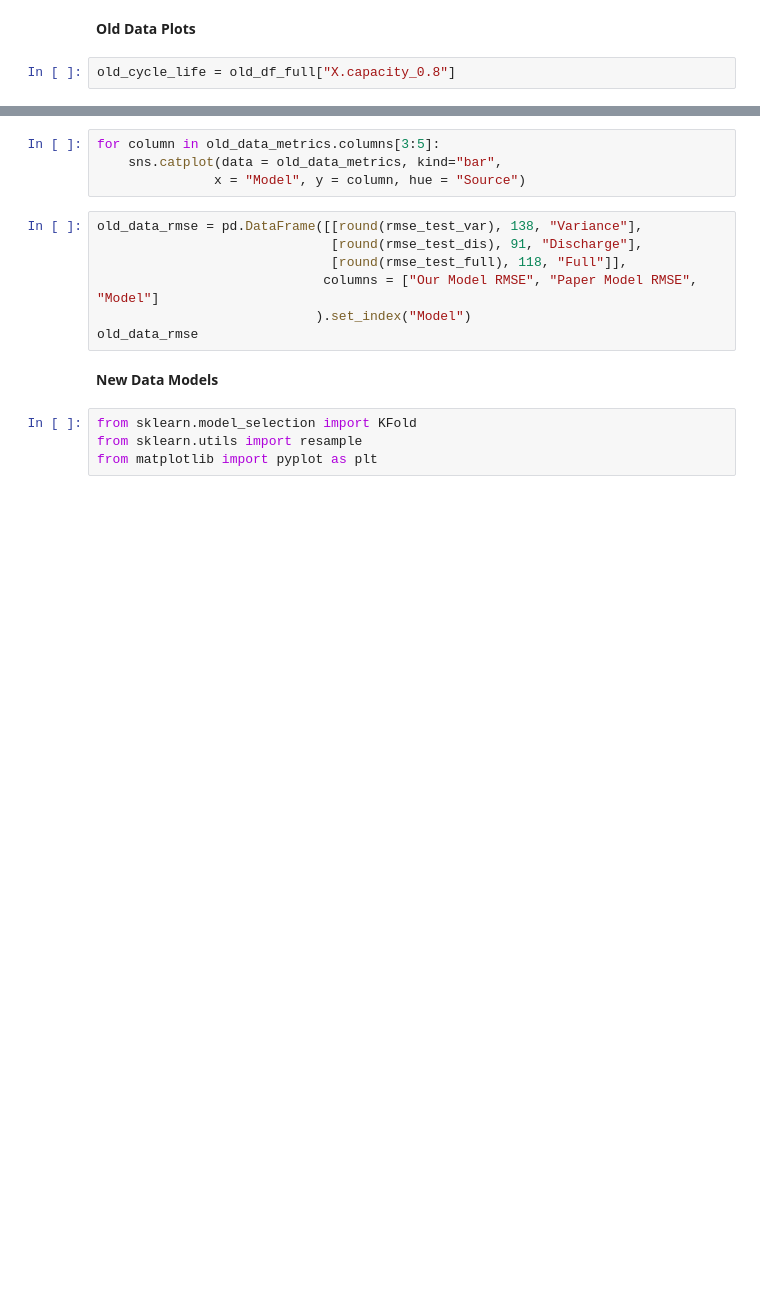
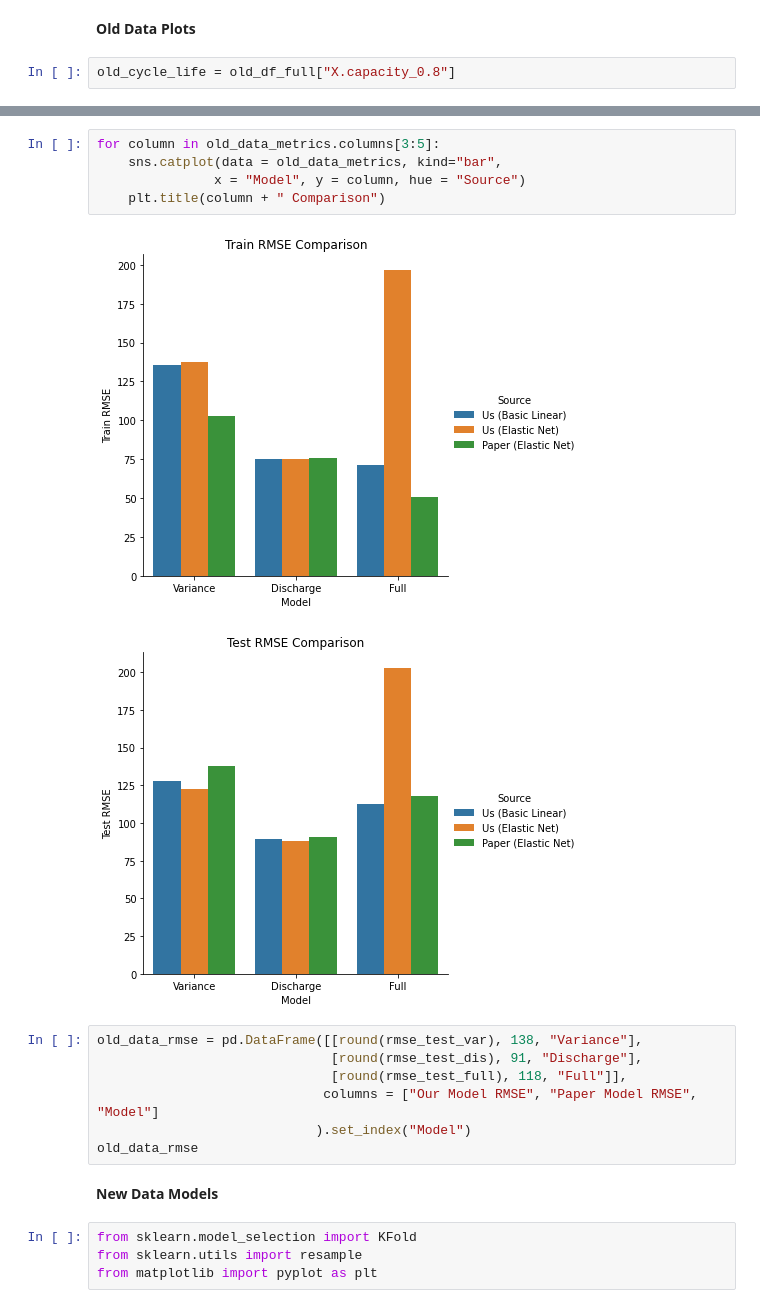
Before and after one commit to ayakkala1/TRI-Capstone, a Jupyter notebook: model_recreation.ipynb, the cells around one changed output, grey strips where cells are left out. Drawn from its saved outputs; the diff is of its cells as text; blank space fills up the shorter version.

```diff
--- a/model_recreation.ipynb
+++ b/model_recreation.ipynb
@@ -944,7 +729,11 @@ for column in old_data_metrics.columns[3:]:
 # %%
 for column in old_data_metrics.columns[3:5]:
     sns.catplot(data = old_data_metrics, kind="bar",
                x = "Model", y = column, hue = "Source")
+    plt.title(column + " Comparison")
+# %% [output]
+[figure, added]
+[figure, added]
 # %%
 old_data_rmse = pd.DataFrame([[round(rmse_test_var), 138, "Variance"],
                               [round(rmse_test_dis), 91, "Discharge"],
```
Also changed, not shown: parts of 17 cells of this notebook.
